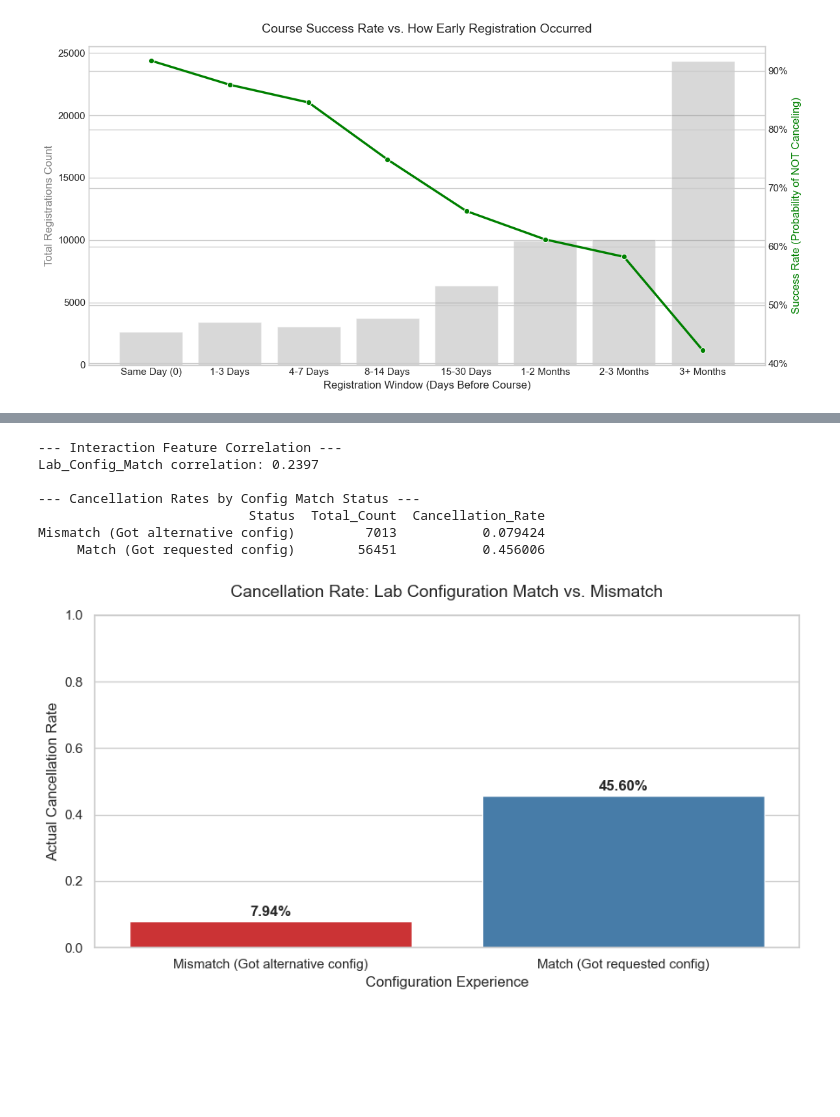
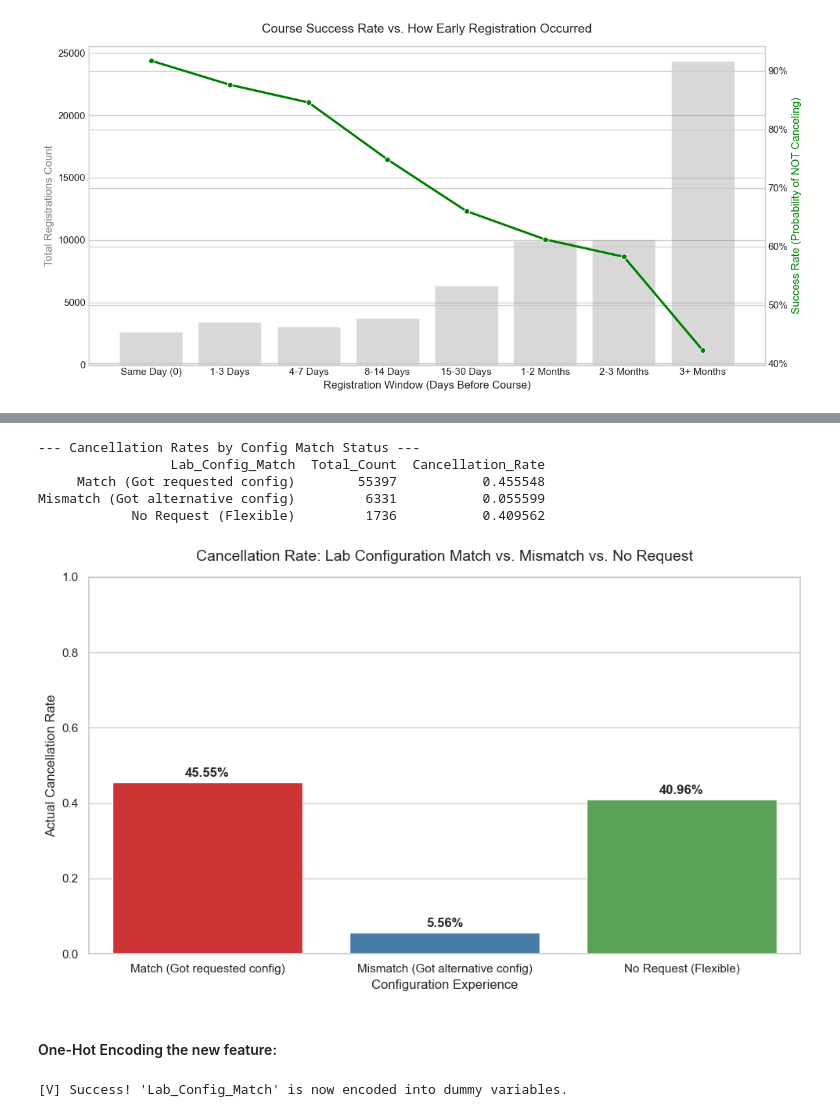
Before and after one commit to YahliEfrati/FinalProjectML, a Jupyter notebook: Final_Project.ipynb, the cells around one changed output, grey strips where cells are left out. Saved outputs shown, nothing was run; the diff lists cells and outputs as text; code cells hidden in the pictures; blank space fills up the shorter version.

```diff
--- a/Final_Project.ipynb
+++ b/Final_Project.ipynb
@@ -582,7 +608,7 @@ the other features will be handled seperatly.
 
 from sklearn.preprocessing import OneHotEncoder
 
-cleaned_categorial_cols = ['Catering_Package', 'Welcome_Gift_Type', 'Enrollment_Type', 'Client_Category', 'Submission_Source', 'Payment_Terms']
+cleaned_categorial_cols = ['Catering_Package', 'Welcome_Gift_Type', 'Enrollment_Type', 'Client_Category', 'Submission_Source', 'Payment_Terms','Course_Start_Month','Course_Start_Quarter','Course_Start_DayOfWeek']
 encoder = OneHotEncoder(drop='first', sparse_output=False, handle_unknown='ignore')
 encoded_array = encoder.fit_transform(df_cleaned[cleaned_categorial_cols])
 encoded_df = pd.DataFrame(
@@ -662,9 +688,9 @@ from sklearn.tree import DecisionTreeClassifier, export_text
 bins = [-1, 0, 3, 7, 14, 30, 60, 90, np.inf]
 labels = ['Same Day (0)', '1-3 Days', '4-7 Days', '8-14 Days', '15-30 Days', '1-2 Months', '2-3 Months', '3+ Months']
 
-df_cleaned['Registration_Window'] = pd.cut(df_cleaned['Registration_Days_Before'], bins=bins, labels=labels)
+df_encoded['Registration_Window'] = pd.cut(df_encoded['Registration_Days_Before'], bins=bins, labels=labels)
 
-eda_summary = df_cleaned.groupby('Registration_Window', observed=False).agg(
+eda_summary = df_encoded.groupby('Registration_Window', observed=False).agg(
     Total_Registrations=('Dropped_Course', 'count'),
     Cancellation_Rate=('Dropped_Course', 'mean')
 ).reset_index()
@@ -722,0 +761,10 @@ Registration_Window  Total_Registrations  Cancellation_Rate  Success_Rate
+# %%
+bins = [-1, 0, 3, 7, 14, 30, 60, 90, float('inf')]
+labels = ['Same Day (0)', '1-3 Days', '4-7 Days', '8-14 Days', '15-30 Days', '1-2 Months', '2-3 Months', '3+ Months']
+df_encoded['Registration_Window'] = pd.cut(df_encoded['Registration_Days_Before'], bins=bins, labels=labels)
+
+df_encoded['Registration_Window'] = df_encoded['Registration_Window'].astype(str)
+
+# 3. יצירת משתני הדאמי (One-Hot Encoding)
+df_encoded = pd.get_dummies(df_encoded, columns=['Registration_Window'], drop_first=True)
+print("[V] Success! 'Registration_Window' created and encoded into dummy variables.")
@@ -1012,46 +1117,53 @@ print("[V] The visualization 'lab_config_isolation_test.png' has been saved succ
 # %%
-# 1. Create the interaction feature directly using string comparison (creates 1 and 0)
-df_cleaned['Lab_Config_Match'] = (df_cleaned['Requested_Lab_Config'] == df_cleaned['Assigned_Lab_Config']).astype(int)
+df_encoded['Lab_Config_Match'] = np.where(
+    df_encoded['Requested_Lab_Config'] == 'No Request',
+    'No Request (Flexible)',
+    np.where(
+        df_encoded['Requested_Lab_Config'] == df_encoded['Assigned_Lab_Config'],
+        'Match (Got requested config)',
+        'Mismatch (Got alternative config)'
+    )
+)
 
-# 2. Now calculate Pearson correlation only between numerical columns and the target
-interaction_corr = df_cleaned['Lab_Config_Match'].corr(df_cleaned['Dropped_Course'])
-print("--- Interaction Feature Correlation ---")
-print(f"Lab_Config_Match correlation: {interaction_corr:.4f}\n")
-
-# 3. Aggregate actual cancellation rates based on the match status
-summary = df_cleaned.groupby('Lab_Config_Match').agg(
+summary = df_encoded.groupby('Lab_Config_Match').agg(
     Total_Count=('Dropped_Course', 'count'),
     Cancellation_Rate=('Dropped_Course', 'mean')
 ).reset_index()
 
-summary['Status'] = summary['Lab_Config_Match'].map({0: 'Mismatch (Got alternative config)', 1: 'Match (Got requested config)'})
+print("--- Cancellation Rates by Config Match Status ---")
+print(summary[['Lab_Config_Match', 'Total_Count', 'Cancellation_Rate']].to_string(index=False))
 
-print("--- Cancellation Rates by Config Match Status ---")
-print(summary[['Status', 'Total_Count', 'Cancellation_Rate']].to_string(index=False))
-
-# 4. Generate the EDA plot
-plt.figure(figsize=(9, 5))
-ax = sns.barplot(data=summary, x='Status', y='Cancellation_Rate', palette='Set1')
+plt.figure(figsize=(10, 6))
+ax = sns.barplot(data=summary, x='Lab_Config_Match', y='Cancellation_Rate', palette='Set1')
 
 for p in ax.patches:
     ax.annotate(f"{p.get_height()*100:.2f}%",
                 (p.get_x() + p.get_width() / 2., p.get_height() + 0.01),
                 ha='center', va='center', xytext=(0, 5),
                 textcoords='offset points', weight='bold')
 
-plt.title('Cancellation Rate: Lab Configuration Match vs. Mismatch', fontsize=14, pad=15)
+plt.title('Cancellation Rate: Lab Configuration Match vs. Mismatch vs. No Request', fontsize=14, pad=15)
 plt.ylabel('Actual Cancellation Rate')
 plt.xlabel('Configuration Experience')
 plt.ylim(0, 1.0)
 plt.tight_layout()
-plt.savefig('lab_config_interaction_eda.png')
+plt.savefig('lab_config_interaction_cda_updated.png')
+plt.show()
 # %% [output]
---- Interaction Feature Correlation ---
-Lab_Config_Match correlation: 0.2397
-
 --- Cancellation Rates by Config Match Status ---
-                           Status  Total_Count  Cancellation_Rate
-Mismatch (Got alternative config)         7013           0.079424
-     Match (Got requested config)        56451           0.456006
+                 Lab_Config_Match  Total_Count  Cancellation_Rate
+     Match (Got requested config)        55397           0.455548
+Mismatch (Got alternative config)         6331           0.055599
+            No Request (Flexible)         1736           0.409562
-[figure, old version]
+[figure, new version]
+# %% [markdown]
+#### One-Hot Encoding the new feature:
+# %%
+
+df_encoded['Lab_Config_Match'] = df_encoded['Lab_Config_Match'].astype(str)
+df_encoded = pd.get_dummies(df_encoded, columns=['Lab_Config_Match'], drop_first=True)
+
+print(f"[V] Success! 'Lab_Config_Match' is now encoded into dummy variables.")
+# %% [output]
+[V] Success! 'Lab_Config_Match' is now encoded into dummy variables.
 # %% [markdown]
```
Also changed, not shown: parts of 45 cells of this notebook, 2 other files.
